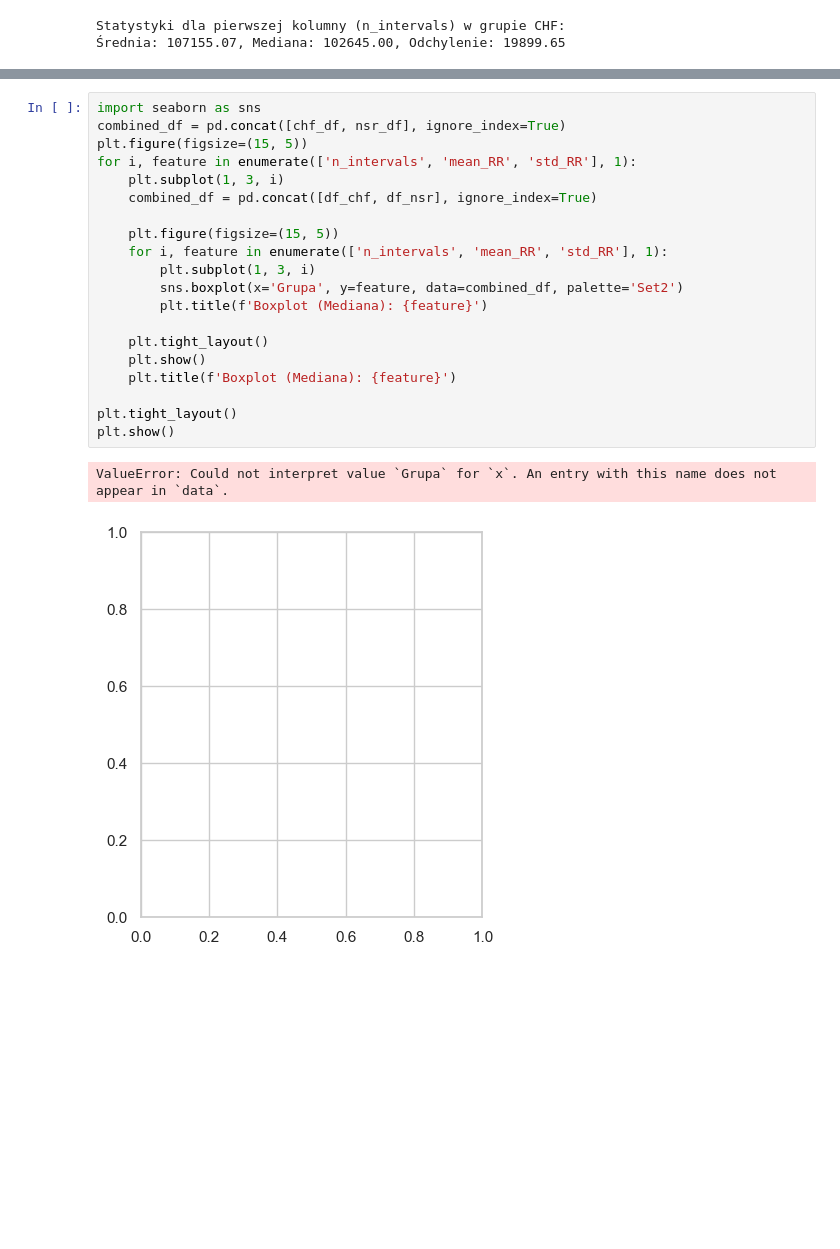
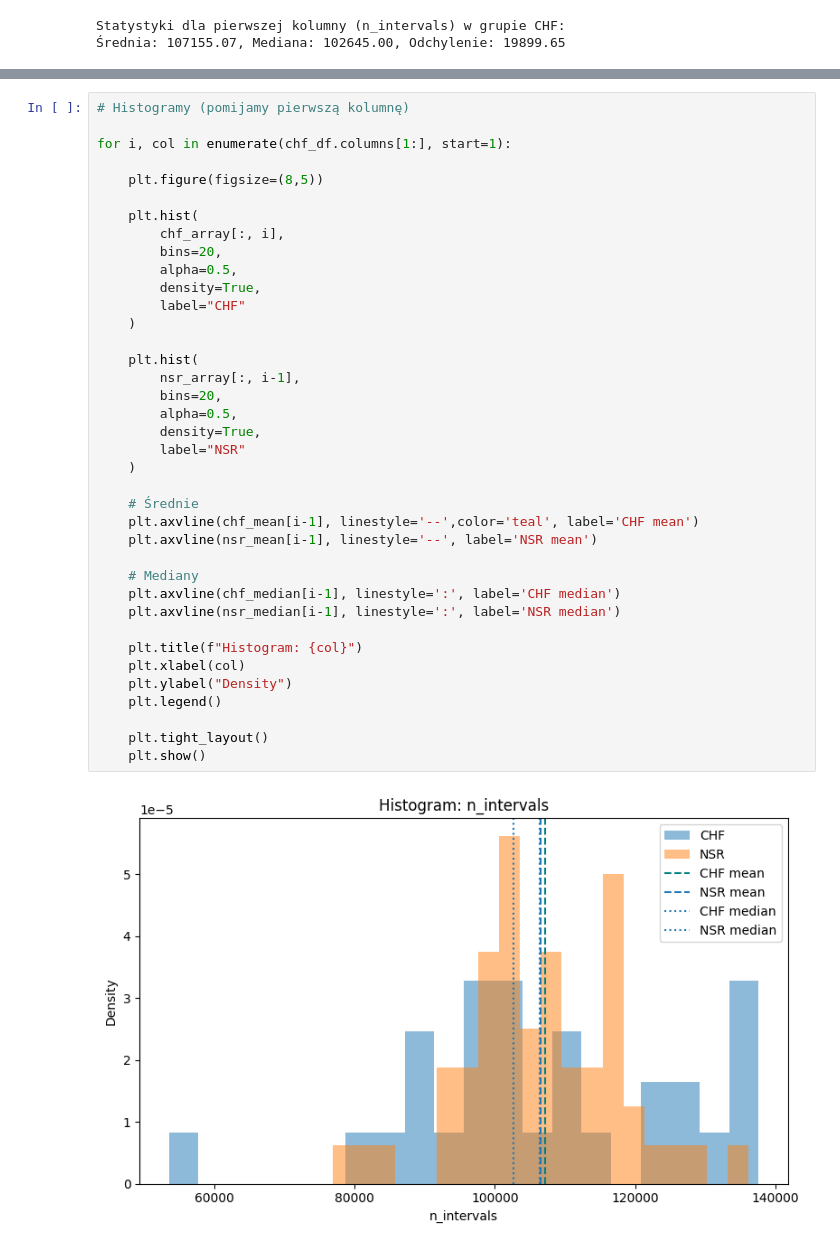
Before and after one commit to Anna01197/medyczne, a Jupyter notebook: medycnen.ipynb, the cells around one changed output, grey strips where cells are left out. Cells and saved outputs as stored; diff of their text form; blank space fills up the shorter version.

```diff
--- a/medycnen.ipynb
+++ b/medycnen.ipynb
@@ -75,23 +53,40 @@ plt.show()
-# %%
-import seaborn as sns
-combined_df = pd.concat([chf_df, nsr_df], ignore_index=True)
-plt.figure(figsize=(15, 5))
-for i, feature in enumerate(['n_intervals', 'mean_RR', 'std_RR'], 1):
-    plt.subplot(1, 3, i)
-    combined_df = pd.concat([df_chf, df_nsr], ignore_index=True)
-
-    plt.figure(figsize=(15, 5))
-    for i, feature in enumerate(['n_intervals', 'mean_RR', 'std_RR'], 1):
-        plt.subplot(1, 3, i)
-        sns.boxplot(x='Grupa', y=feature, data=combined_df, palette='Set2')
-        plt.title(f'Boxplot (Mediana): {feature}')
-
-    plt.tight_layout()
-    plt.show()
-    plt.title(f'Boxplot (Mediana): {feature}')
-
-plt.tight_layout()
-plt.show()
-# %% [output]
-ValueError: Could not interpret value `Grupa` for `x`. An entry with this name does not appear in `data`.
-[figure, removed]
+# %%
+# Histogramy (pomijamy pierwszą kolumnę)
+
+for i, col in enumerate(chf_df.columns[1:], start=1):
+
+    plt.figure(figsize=(8,5))
+
+    plt.hist(
+        chf_array[:, i],
+        bins=20,
+        alpha=0.5,
+        density=True,
+        label="CHF"
+    )
+
+    plt.hist(
+        nsr_array[:, i-1],
+        bins=20,
+        alpha=0.5,
+        density=True,
+        label="NSR"
+    )
+
+    # Średnie
+    plt.axvline(chf_mean[i-1], linestyle='--',color='teal', label='CHF mean')
+    plt.axvline(nsr_mean[i-1], linestyle='--', label='NSR mean')
+
+    # Mediany
+    plt.axvline(chf_median[i-1], linestyle=':', label='CHF median')
+    plt.axvline(nsr_median[i-1], linestyle=':', label='NSR median')
+
+    plt.title(f"Histogram: {col}")
+    plt.xlabel(col)
+    plt.ylabel("Density")
+    plt.legend()
+
+    plt.tight_layout()
+    plt.show()
+# %% [output]
+[figure, added]
```
Also changed, not shown: parts of 2 cells of this notebook.
